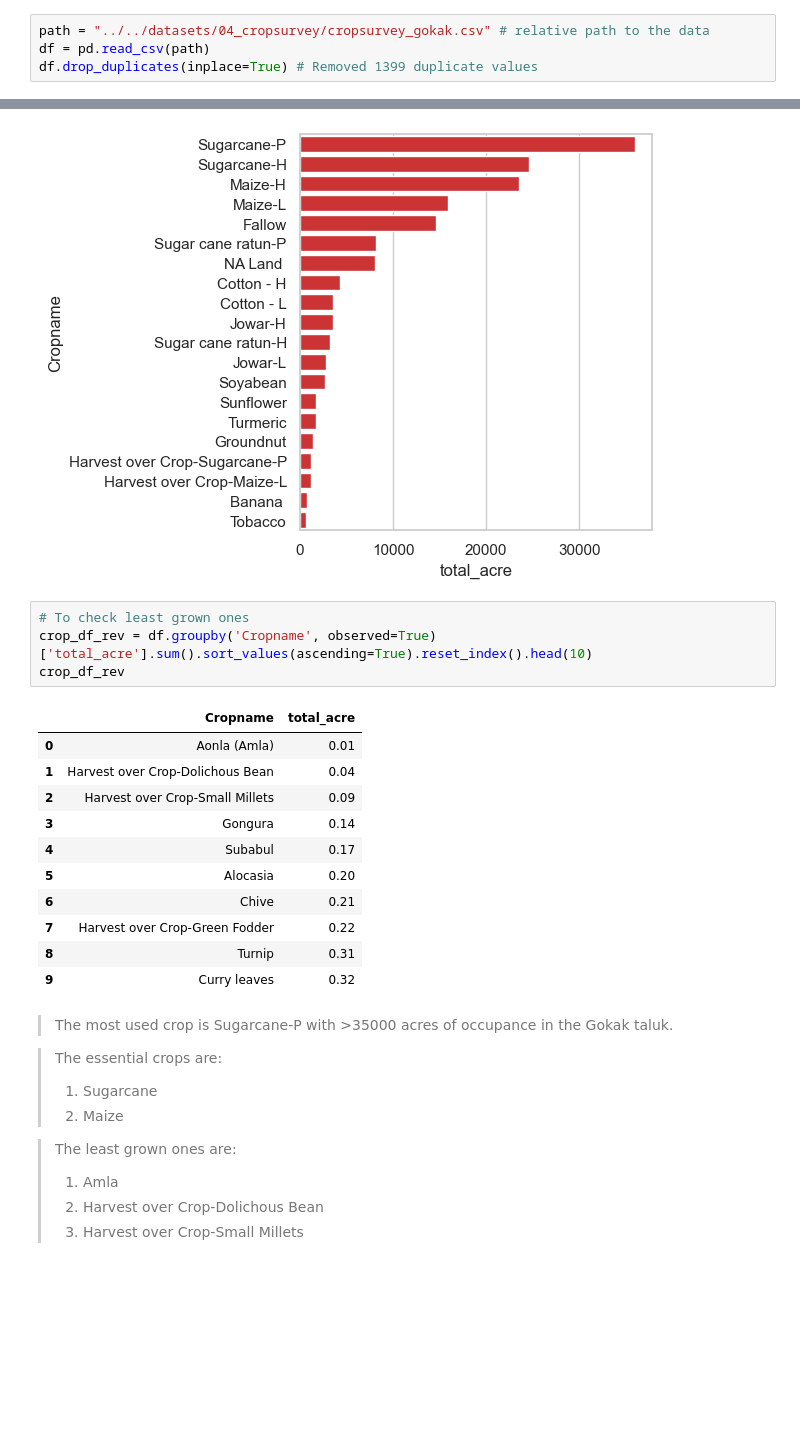
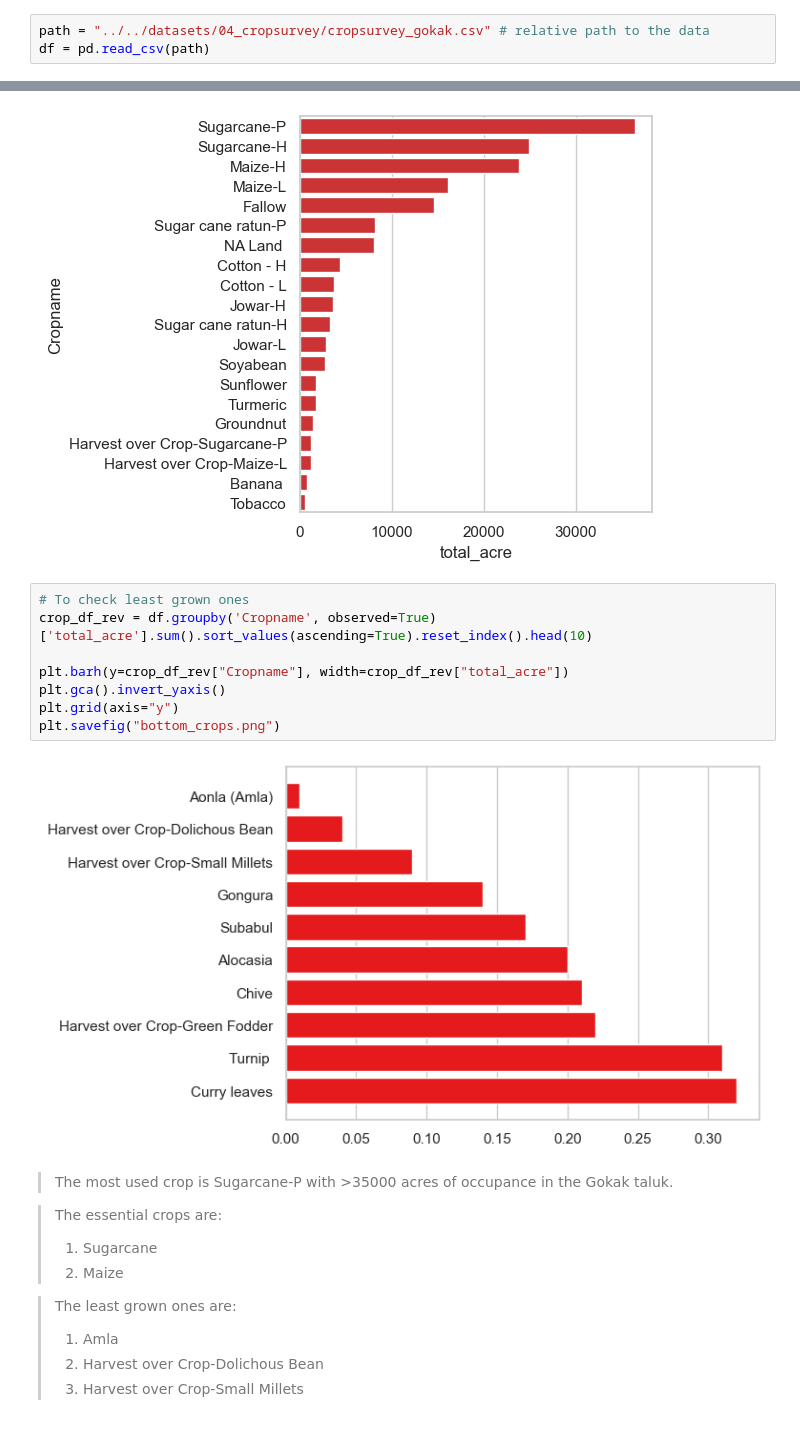
Before and after one commit to vishnutg14/data-analysis-projects, a Jupyter notebook: solutions/04_cropsurvey_analysis/04_cropsurvey.ipynb, the cells around one changed output, grey strips where cells are left out. Cells and saved outputs as stored; diff of their text form; blank space fills up the shorter version.

Commit message:
Improved the structure of analysis and added bottom crops chart

```diff
--- a/solutions/04_cropsurvey_analysis/04_cropsurvey.ipynb
+++ b/solutions/04_cropsurvey_analysis/04_cropsurvey.ipynb
@@ -30,7 +31,6 @@ sns.set_palette('Set1')
 # %%
 path = "../../datasets/04_cropsurvey/cropsurvey_gokak.csv" # relative path to the data
 df = pd.read_csv(path)
-df.drop_duplicates(inplace=True) # Removed 1399 duplicate values
 # %% [markdown]
 ---
 # **Data Cleaning**
@@ -86,19 +91,13 @@ plt.show()
 # %%
 # To check least grown ones
 crop_df_rev = df.groupby('Cropname', observed=True)['total_acre'].sum().sort_values(ascending=True).reset_index().head(10)
-crop_df_rev
+
+plt.barh(y=crop_df_rev["Cropname"], width=crop_df_rev["total_acre"])
+plt.gca().invert_yaxis()
+plt.grid(axis="y")
+plt.savefig("bottom_crops.png")
 # %% [output]
-|  | Cropname | total_acre |
-| 0 | Aonla (Amla) | 0.01 |
-| 1 | Harvest over Crop-Dolichous Bean | 0.04 |
-| 2 | Harvest over Crop-Small Millets | 0.09 |
-| 3 | Gongura | 0.14 |
-| 4 | Subabul | 0.17 |
-| 5 | Alocasia | 0.20 |
-| 6 | Chive | 0.21 |
-| 7 | Harvest over Crop-Green Fodder | 0.22 |
-| 8 | Turnip | 0.31 |
-| 9 | Curry leaves | 0.32 |
+[figure, added]
 # %% [markdown]
 > The most used crop is Sugarcane-P with >35000 acres of occupance in the Gokak taluk.
 
```
Also changed, not shown: parts of 7 cells of this notebook, 4 other files.
